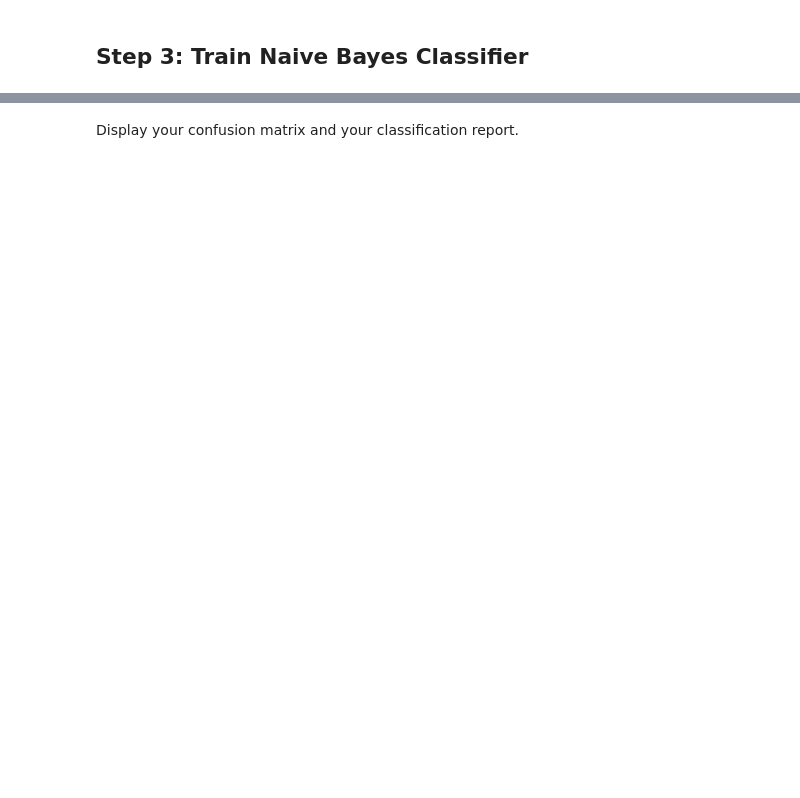
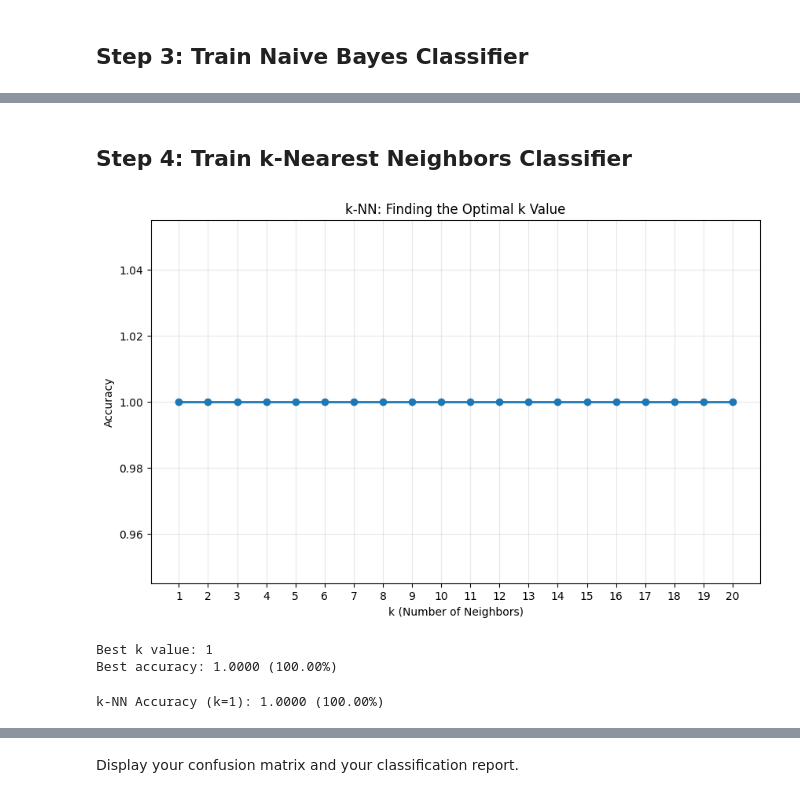
Before and after one commit to SnowSE/project-classification-1-mateo-solo, a Jupyter notebook: notebooks/spam_classification.ipynb, the cells around one changed output, grey strips where cells are left out. Saved outputs shown, nothing was run; the diff lists cells and outputs as text; code cells hidden in the pictures; blank space fills up the shorter version.

```diff
--- a/notebooks/spam_classification.ipynb
+++ b/notebooks/spam_classification.ipynb
@@ -37,0 +128,40 @@ np.random.seed(42)
+# %% [markdown]
+## Step 4: Train k-Nearest Neighbors Classifier
+# %%
+k_values = range(1, 21)
+k_scores = []
+
+for k in k_values:
+    knn_temp = KNeighborsClassifier(n_neighbors=k)
+    knn_temp.fit(X_train_scaled, y_train)
+    score = knn_temp.score(X_test_scaled, y_test)
+    k_scores.append(score)
+
+
+plt.figure(figsize=(10, 6))
+plt.plot(k_values, k_scores, marker='o', linestyle='-', linewidth=2)
+plt.xlabel('k (Number of Neighbors)')
+plt.ylabel('Accuracy')
+plt.title('k-NN: Finding the Optimal k Value')
+plt.grid(True, alpha=0.3)
+plt.xticks(k_values)
+plt.show()
+
+
+best_k = k_values[k_scores.index(max(k_scores))]
+print(f"\nBest k value: {best_k}")
+print(f"Best accuracy: {max(k_scores):.4f} ({max(k_scores)*100:.2f}%)")
+# %% [output]
+[figure, added]
+Best k value: 1
+Best accuracy: 1.0000 (100.00%)
+# %%
+knn_model = KNeighborsClassifier(n_neighbors=best_k)
+knn_model.fit(X_train_scaled, y_train)
+
+y_pred_knn = knn_model.predict(X_test_scaled)
+
+knn_accuracy = accuracy_score(y_test, y_pred_knn)
+print(f"k-NN Accuracy (k={best_k}): {knn_accuracy:.4f} ({knn_accuracy*100:.2f}%)")
+# %% [output]
+k-NN Accuracy (k=1): 1.0000 (100.00%)
```
Also changed, not shown: parts of 31 cells of this notebook, 1 other file.
